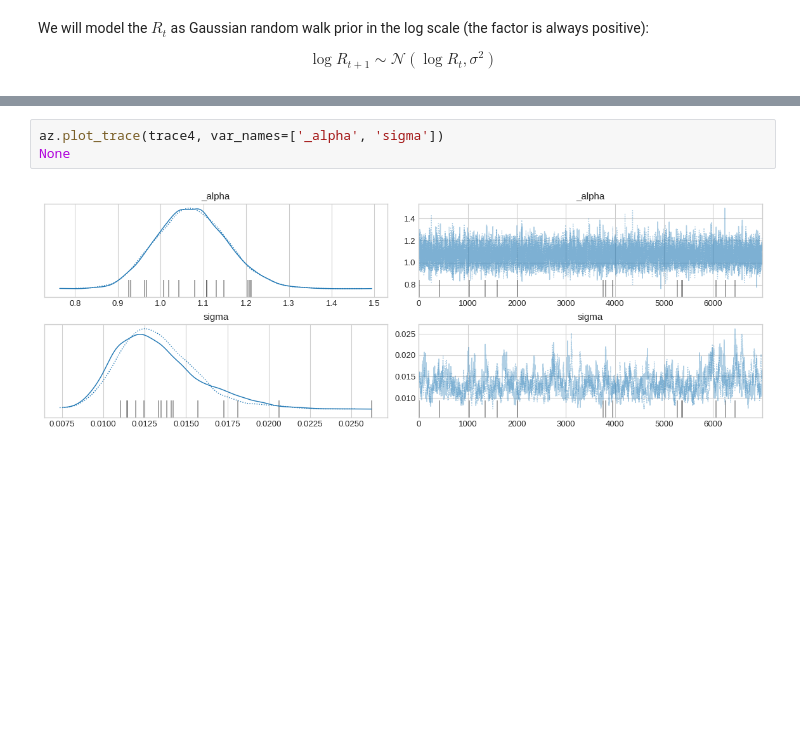
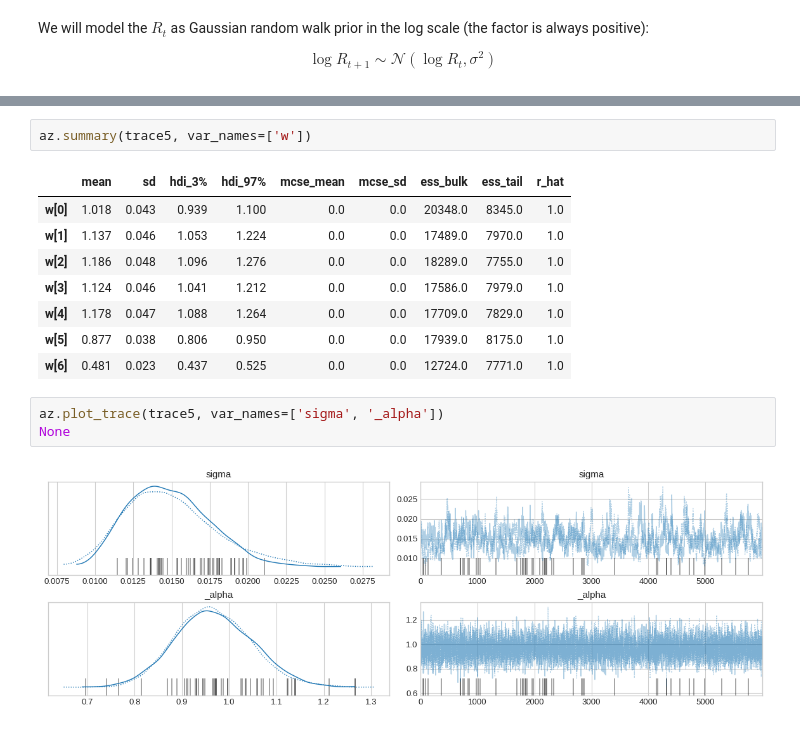
Before and after one commit to petrushev/bayesian-modeling, a Jupyter notebook: 07 covid19/simple-MK.ipynb, the cells around one changed output, grey strips where cells are left out. Drawn from its saved outputs; the diff is of its cells as text; blank space fills up the shorter version.

```diff
--- a/07 covid19/simple-MK.ipynb
+++ b/07 covid19/simple-MK.ipynb
@@ -98,6 +115,17 @@ There were 15 divergences after tuning. Increase `target_accept` or reparameteri
 The number of effective samples is smaller than 10% for some parameters.
+# %%
+az.summary(trace5, var_names=['w'])
+# %% [output]
+|  | mean | sd | hdi_3% | hdi_97% | mcse_mean | mcse_sd | ess_bulk | ess_tail | r_hat |
+| w[0] | 1.018 | 0.043 | 0.939 | 1.100 | 0.0 | 0.0 | 20348.0 | 8345.0 | 1.0 |
+| w[1] | 1.137 | 0.046 | 1.053 | 1.224 | 0.0 | 0.0 | 17489.0 | 7970.0 | 1.0 |
+| w[2] | 1.186 | 0.048 | 1.096 | 1.276 | 0.0 | 0.0 | 18289.0 | 7755.0 | 1.0 |
+| w[3] | 1.124 | 0.046 | 1.041 | 1.212 | 0.0 | 0.0 | 17586.0 | 7979.0 | 1.0 |
+| w[4] | 1.178 | 0.047 | 1.088 | 1.264 | 0.0 | 0.0 | 17709.0 | 7829.0 | 1.0 |
+| w[5] | 0.877 | 0.038 | 0.806 | 0.950 | 0.0 | 0.0 | 17939.0 | 8175.0 | 1.0 |
+| w[6] | 0.481 | 0.023 | 0.437 | 0.525 | 0.0 | 0.0 | 12724.0 | 7771.0 | 1.0 |
 # %%
-az.plot_trace(trace4, var_names=['_alpha', 'sigma'])
+az.plot_trace(trace5, var_names=['sigma', '_alpha'])
 None
 # %% [output]
-[figure, old version]
+[figure, new version]
```
Also changed, not shown: parts of 18 cells of this notebook, 3 other files.
